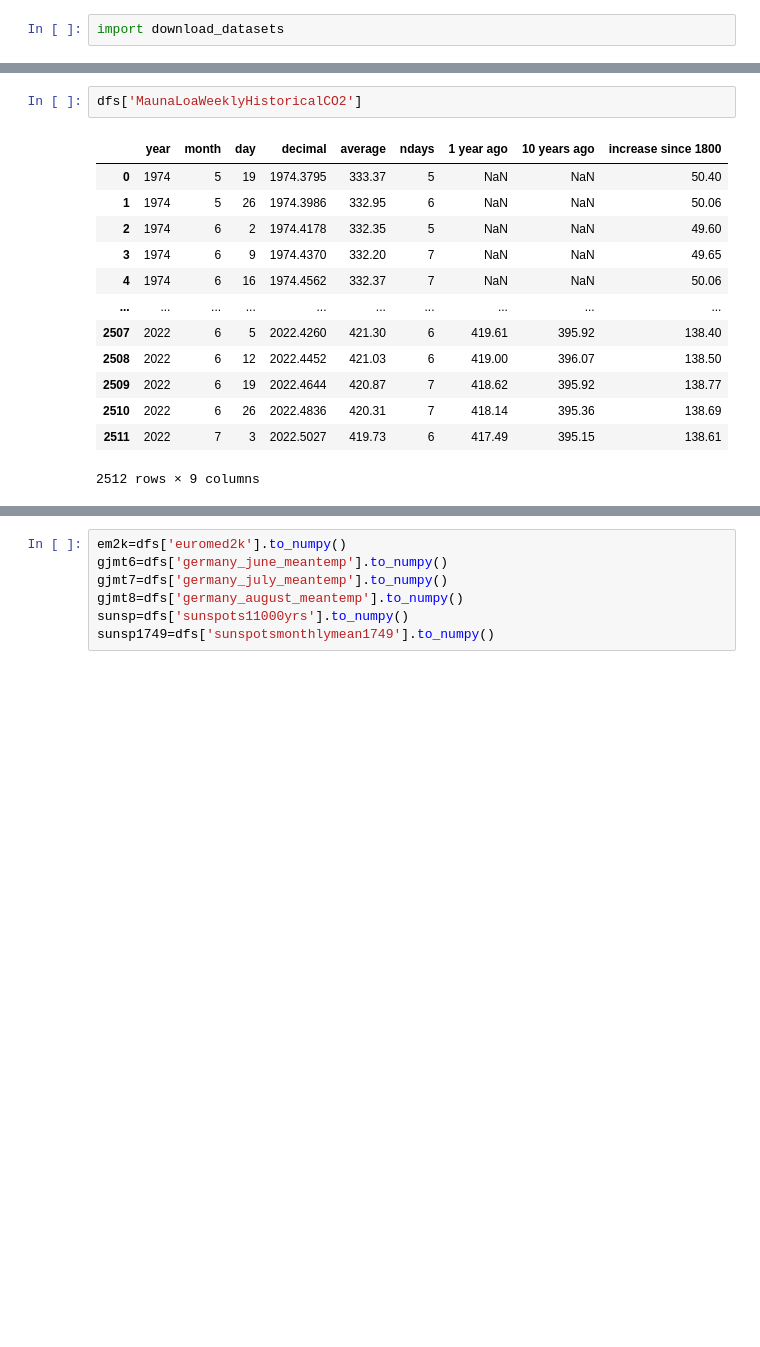
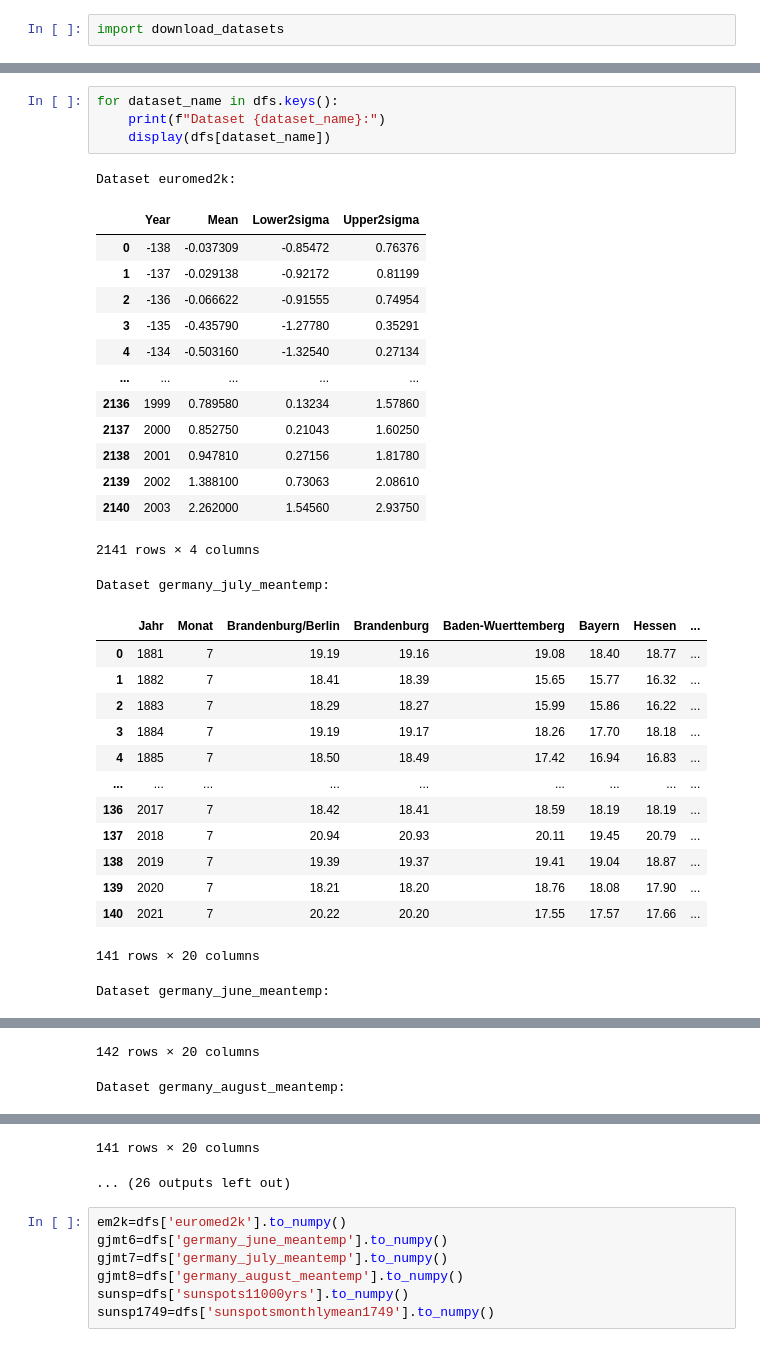
Before and after one commit to domschl/indrajala, a Jupyter notebook: python_indrajala/examples/importers/RawTests.ipynb, the cells around one changed output, grey strips where cells are left out. Saved outputs shown, nothing was run; the diff lists cells and outputs as text; blank space fills up the shorter version.

Commit message:
display all datasets in pretty

```diff
--- a/python_indrajala/examples/importers/RawTests.ipynb
+++ b/python_indrajala/examples/importers/RawTests.ipynb
@@ -32,16 +36,34 @@ dict_keys(['MaunaLoaMonthlyCO2', 'euromed2k', 'MaunaLoaWeeklyHistoricalCO2', 'ge
 # %%
-dfs['MaunaLoaWeeklyHistoricalCO2']
+for dataset_name in dfs.keys():
+    print(f"Dataset {dataset_name}:")
+    display(dfs[dataset_name])
 # %% [output]
+Dataset euromed2k:
-|  | year | month | day | decimal | average | ndays | 1 year ago | 10 years ago | increase since 1800 |
-| 0 | 1974 | 5 | 19 | 1974.3795 | 333.37 | 5 | NaN | NaN | 50.40 |
-| 1 | 1974 | 5 | 26 | 1974.3986 | 332.95 | 6 | NaN | NaN | 50.06 |
-| 2 | 1974 | 6 | 2 | 1974.4178 | 332.35 | 5 | NaN | NaN | 49.60 |
-| 3 | 1974 | 6 | 9 | 1974.4370 | 332.20 | 7 | NaN | NaN | 49.65 |
-| 4 | 1974 | 6 | 16 | 1974.4562 | 332.37 | 7 | NaN | NaN | 50.06 |
-| ... | ... | ... | ... | ... | ... | ... | ... | ... | ... |
-| 2507 | 2022 | 6 | 5 | 2022.4260 | 421.30 | 6 | 419.61 | 395.92 | 138.40 |
-| 2508 | 2022 | 6 | 12 | 2022.4452 | 421.03 | 6 | 419.00 | 396.07 | 138.50 |
-| 2509 | 2022 | 6 | 19 | 2022.4644 | 420.87 | 7 | 418.62 | 395.92 | 138.77 |
-| 2510 | 2022 | 6 | 26 | 2022.4836 | 420.31 | 7 | 418.14 | 395.36 | 138.69 |
-| 2511 | 2022 | 7 | 3 | 2022.5027 | 419.73 | 6 | 417.49 | 395.15 | 138.61 |
+|  | Year | Mean | Lower2sigma | Upper2sigma |
+| 0 | -138 | -0.037309 | -0.85472 | 0.76376 |
+| 1 | -137 | -0.029138 | -0.92172 | 0.81199 |
+| 2 | -136 | -0.066622 | -0.91555 | 0.74954 |
+| 3 | -135 | -0.435790 | -1.27780 | 0.35291 |
+| 4 | -134 | -0.503160 | -1.32540 | 0.27134 |
+| ... | ... | ... | ... | ... |
+| 2136 | 1999 | 0.789580 | 0.13234 | 1.57860 |
+| 2137 | 2000 | 0.852750 | 0.21043 | 1.60250 |
+| 2138 | 2001 | 0.947810 | 0.27156 | 1.81780 |
+| 2139 | 2002 | 1.388100 | 0.73063 | 2.08610 |
+| 2140 | 2003 | 2.262000 | 1.54560 | 2.93750 |
-2512 rows × 9 columns
+2141 rows × 4 columns
+Dataset germany_july_meantemp:
+|  | Jahr | Monat | Brandenburg/Berlin | Brandenburg | Baden-Wuerttemberg | Bayern | Hessen | ... |
+| 0 | 1881 | 7 | 19.19 | 19.16 | 19.08 | 18.40 | 18.77 | ... |
+| 1 | 1882 | 7 | 18.41 | 18.39 | 15.65 | 15.77 | 16.32 | ... |
+| 2 | 1883 | 7 | 18.29 | 18.27 | 15.99 | 15.86 | 16.22 | ... |
+| 3 | 1884 | 7 | 19.19 | 19.17 | 18.26 | 17.70 | 18.18 | ... |
+| 4 | 1885 | 7 | 18.50 | 18.49 | 17.42 | 16.94 | 16.83 | ... |
+| ... | ... | ... | ... | ... | ... | ... | ... | ... |
+| 136 | 2017 | 7 | 18.42 | 18.41 | 18.59 | 18.19 | 18.19 | ... |
+| 137 | 2018 | 7 | 20.94 | 20.93 | 20.11 | 19.45 | 20.79 | ... |
+| 138 | 2019 | 7 | 19.39 | 19.37 | 19.41 | 19.04 | 18.87 | ... |
+| 139 | 2020 | 7 | 18.21 | 18.20 | 18.76 | 18.08 | 17.90 | ... |
+| 140 | 2021 | 7 | 20.22 | 20.20 | 17.55 | 17.57 | 17.66 | ... |
+141 rows × 20 columns
+Dataset germany_june_meantemp:
@@ -47,0 +82,2 @@ dfs['MaunaLoaWeeklyHistoricalCO2']
+142 rows × 20 columns
+Dataset germany_august_meantemp:
@@ -48,3 +96,5 @@ dfs['MaunaLoaWeeklyHistoricalCO2']
+141 rows × 20 columns
+... (26 outputs left out)
 # %%
 em2k=dfs['euromed2k'].to_numpy()
 gjmt6=dfs['germany_june_meantemp'].to_numpy()
```
Also changed, not shown: parts of 4 cells of this notebook.
